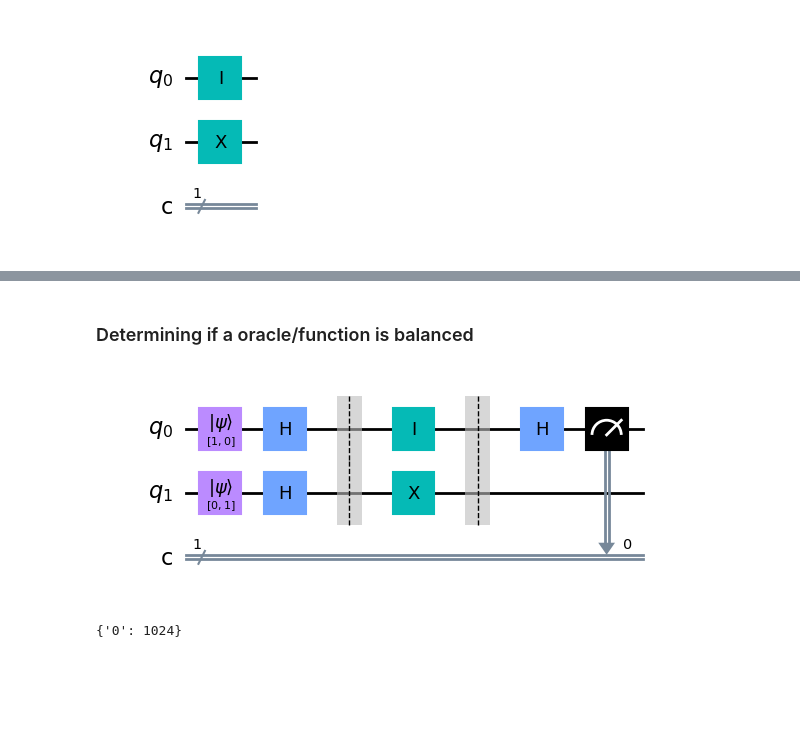
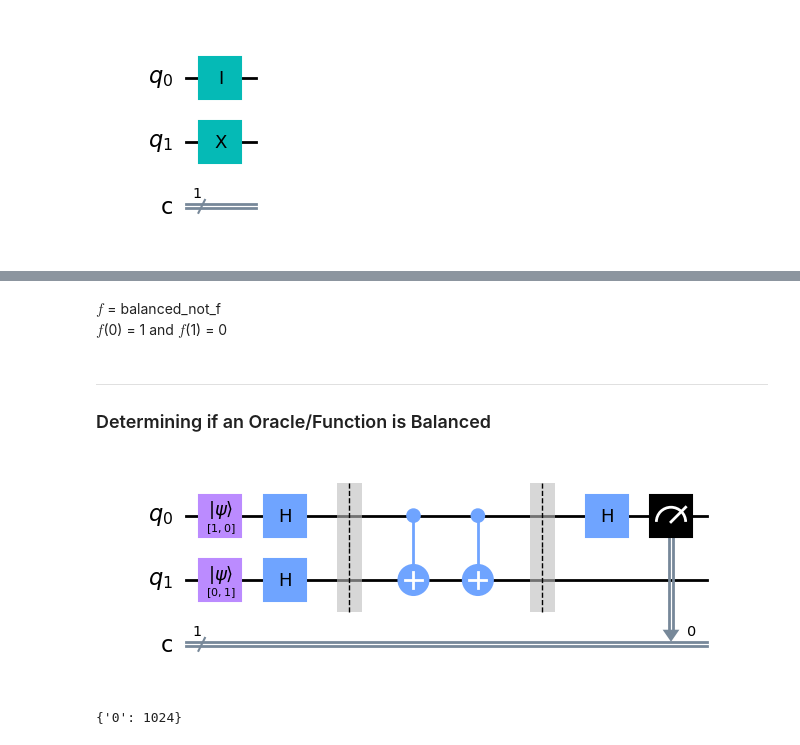
Before and after one commit to G00378925/emerging-technologies, a Jupyter notebook: notebooks/05-quantum-computing.ipynb, the cells around one changed output, grey strips where cells are left out. Drawn from its saved outputs; the diff is of its cells as text; code cells hidden in the pictures; blank space fills up the shorter version.

Commit message:
Adding remaining oracles

```diff
--- a/notebooks/05-quantum-computing.ipynb
+++ b/notebooks/05-quantum-computing.ipynb
@@ -378,0 +403,4 @@ constant_one_f.draw(output="mpl")
+# %%
+balanced_identity_f = qiskit.QuantumCircuit(2, 1) # Two qubits, 1 classical
+balanced_identity_f.cnot(0, 1) # Apply controlled not to qubits 0 and 1
+balanced_identity_f.draw(output="mpl")
@@ -378,0 +418,6 @@ constant_one_f.draw(output="mpl")
+# %%
+balanced_not_f = qiskit.QuantumCircuit(2, 1) # Two qubits, 1 classical
+balanced_not_f.i(0) # Apply identity to qubit 0
+balanced_not_f.x(0) # Apply Pauli X to qubit 1
+balanced_identity_f.cnot(0, 1) # Apply controlled not to qubits 0 and 1
+balanced_not_f.draw(output="mpl")
@@ -379,29 +426,34 @@ constant_one_f.draw(output="mpl")
+# %% [markdown]
+$f$ = balanced_not_f<br>
+$f$(0) = 1 and $f$(1) = 0
 # %% [markdown]
-### Determining if a oracle/function is balanced
+***
+### Determining if an Oracle/Function is Balanced
 # %%
 # List of all oracles from above
 oracle_list = [
-    constant_zero_f, constant_one_f
+    constant_zero_f, constant_one_f,
+    balanced_identity_f, balanced_not_f
 ]
 
 # Pick a random from the list
 random_oracle = random.choice(oracle_list)
 
 def append_circuits(circuit_list):
     """ Since the __add__ method is deprecated
     This function will append a list of circuits together """
     import functools
     compose_func = lambda i, j: i.compose(j)
 
     # Perform reduce operation, execute .compose on each circuit
     return functools.reduce(compose_func, circuit_list)
 
 # Adding the entry circuit, the random oracle thats either balanced or constant
 # and the exit circuit
 complete_deutsch_circuit = append_circuits([entry_circuit, random_oracle, exit_circuit])
 complete_deutsch_circuit.draw(output="mpl")
 # %% [output]
-[figure, old version]
+[figure, new version]
 # %%
 aer_simulator = qiskit.Aer.get_backend("aer_simulator")
 
```
Also changed, not shown: parts of 28 cells of this notebook.
